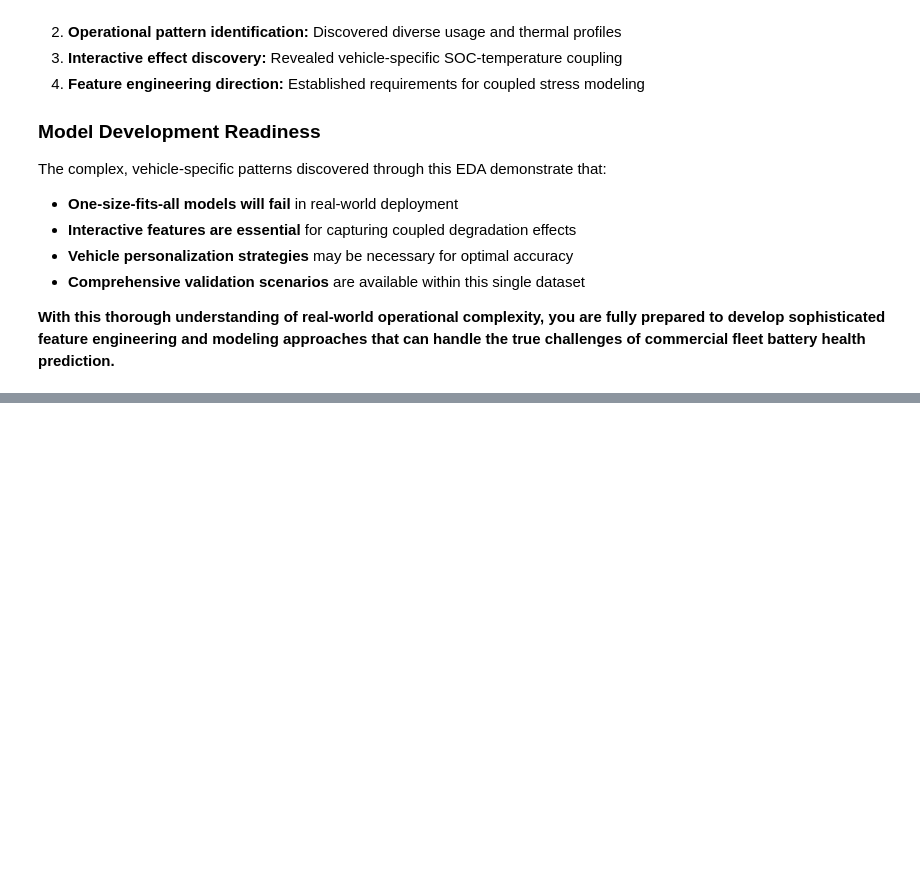
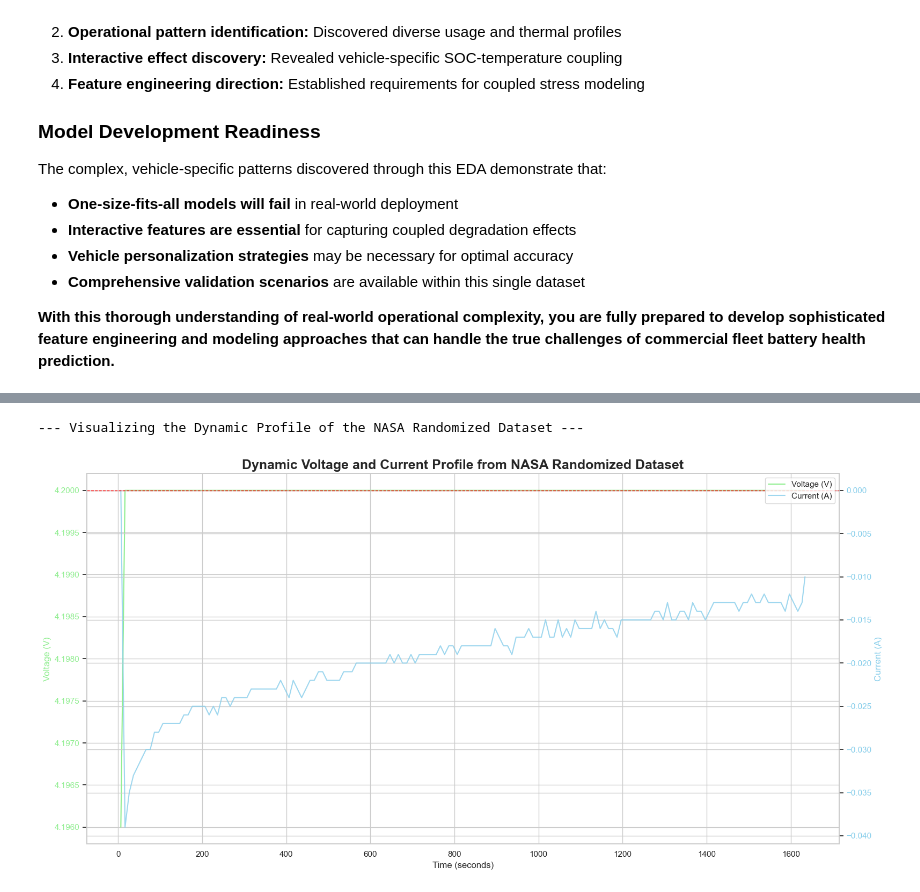
Before and after one commit to Jai-Kumar786/EV_Predictive_Maintenance, a Jupyter notebook: notebooks/03_real_world_data_exploration.ipynb, the cells around one changed output, grey strips where cells are left out. Cells and saved outputs as stored; diff of their text form; code cells hidden in the pictures; blank space fills up the shorter version.

```diff
--- a/notebooks/03_real_world_data_exploration.ipynb
+++ b/notebooks/03_real_world_data_exploration.ipynb
@@ -1244,0 +1723,34 @@ The complex, vehicle-specific patterns discovered through this EDA demonstrate t
+# %%
+import matplotlib.pyplot as plt
+import seaborn as sns
+import pandas as pd
+
+print("--- Visualizing the Dynamic Profile of the NASA Randomized Dataset ---")
+
+# Assuming 'randomized_df' is the DataFrame loaded in the previous cell.
+
+# --- Visualization ---
+fig, ax1 = plt.subplots(figsize=(16, 8))
+sns.set_theme(style="whitegrid")
+
+# Plot Voltage on the primary y-axis (left)
+ax1.plot(randomized_df['time_s'], randomized_df['voltage_V'], color='lightgreen', label='Voltage (V)')
+ax1.set_xlabel('Time (seconds)', fontsize=12)
+ax1.set_ylabel('Voltage (V)', color='lightgreen', fontsize=12)
+ax1.tick_params(axis='y', labelcolor='lightgreen')
+
+# Create a secondary y-axis (right) for the current
+ax2 = ax1.twinx()
+ax2.plot(randomized_df['time_s'], randomized_df['current_A'], color='skyblue', label='Current (A)', alpha=0.8)
+ax2.set_ylabel('Current (A)', color='skyblue', fontsize=12)
+ax2.tick_params(axis='y', labelcolor='skyblue')
+ax2.axhline(y=0, color='red', linestyle='--', linewidth=1) # Add a zero-current line
+
+# Add titles and a combined legend
+plt.title('Dynamic Voltage and Current Profile from NASA Randomized Dataset', fontsize=18, fontweight='bold')
+fig.tight_layout()
+fig.legend(loc="upper right", bbox_to_anchor=(1,1), bbox_transform=ax1.transAxes)
+plt.show()
+# %% [output]
+--- Visualizing the Dynamic Profile of the NASA Randomized Dataset ---
+[figure, added]
```
Also changed, not shown: parts of 31 cells of this notebook, 3 other files.
